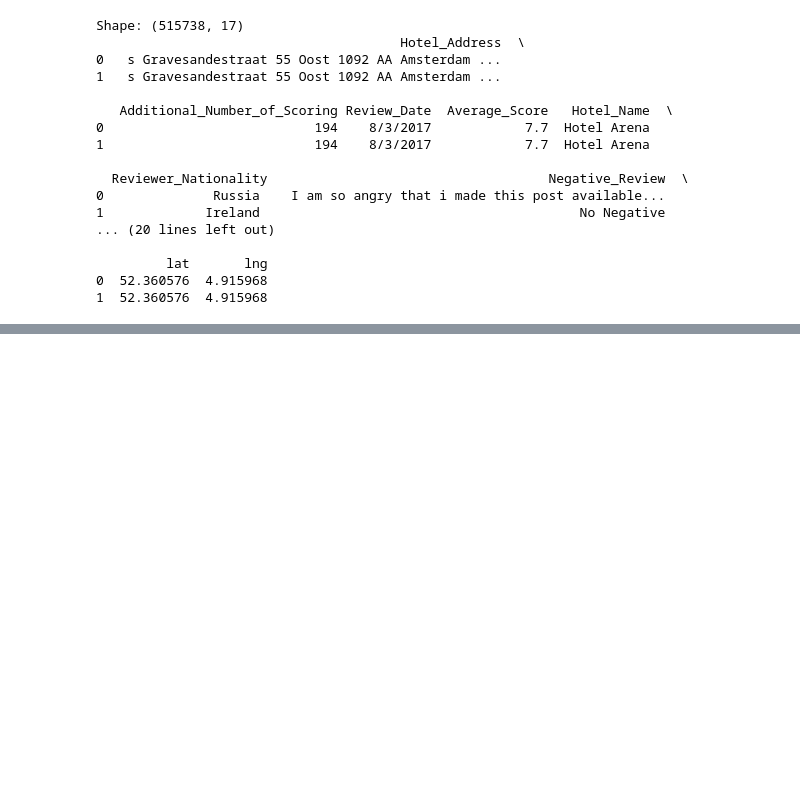
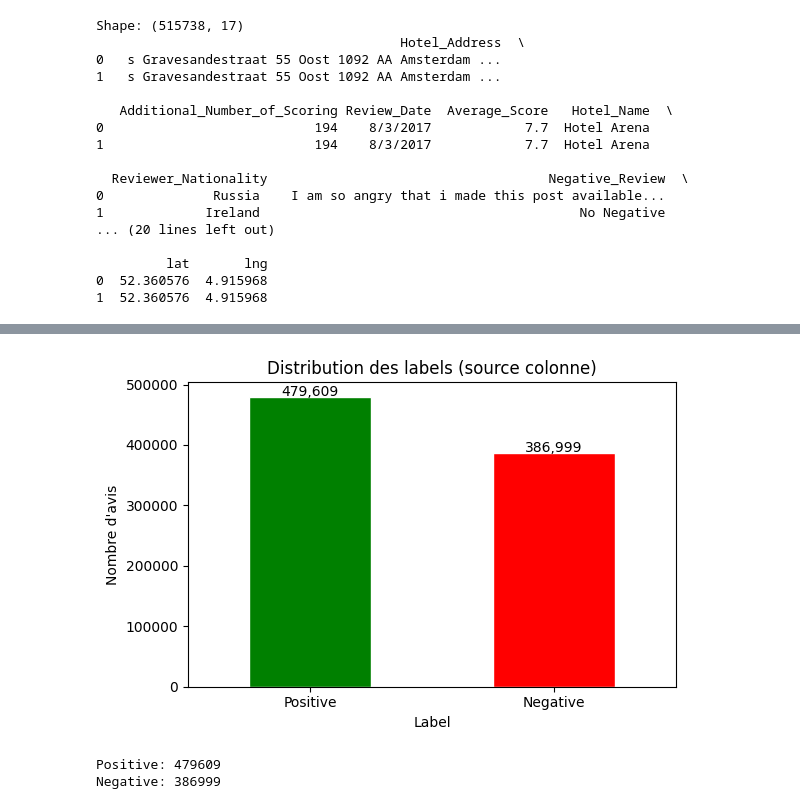
Before and after one commit to Sarahdje/NLP-Project, a Jupyter notebook: notebooks/01_exploration.ipynb, the cells around one changed output, grey strips where cells are left out. Drawn from its saved outputs; the diff is of its cells as text; code cells hidden in the pictures; blank space fills up the shorter version.

```diff
--- a/notebooks/01_exploration.ipynb
+++ b/notebooks/01_exploration.ipynb
@@ -78,0 +63,25 @@ Name: count, dtype: int64
+# %%
+# ── 3. CREER LES DEUX GROUPES SELON LA COLONNE SOURCE ───────
+# Label = Negative si le texte vient de Negative_Review
+# Label = Positive si le texte vient de Positive_Review
+# On supprime les valeurs 'No Negative' et 'No Positive'
+
+neg = df[~df['Negative_Review'].str.strip().isin(['No Negative', ''])][['Negative_Review', 'Hotel_Name', 'Average_Score', 'Reviewer_Score']].copy()
+neg.rename(columns={'Negative_Review': 'review_text'}, inplace=True)
+neg['label'] = 'Negative'
+
+pos = df[~df['Positive_Review'].str.strip().isin(['No Positive', ''])][['Positive_Review', 'Hotel_Name', 'Average_Score', 'Reviewer_Score']].copy()
+pos.rename(columns={'Positive_Review': 'review_text'}, inplace=True)
+pos['label'] = 'Positive'
+
+# Combiner les deux en gardant l'ordre original (neg puis pos par ligne)
+neg['_idx'] = neg.index
+pos['_idx'] = pos.index
+df_combined = pd.concat([neg, pos], ignore_index=True)
+df_combined = df_combined.sort_values('_idx').drop(columns='_idx').reset_index(drop=True)
+
+print('Shape apres separation:', df_combined.shape)
+print('\nDistribution des labels:')
+print(df_combined['label'].value_counts())
+print('\nExemple:')
+print(df_combined[['review_text', 'label']].head(4))
@@ -78,0 +103,21 @@ Name: count, dtype: int64
+# %%
+# ── 4. VISUALISATION — Distribution des labels ───────────────
+plt.figure(figsize=(6, 4))
+counts = df_combined['label'].value_counts()
+colors = ['green', 'red']
+counts.plot(kind='bar', color=colors, edgecolor='white')
+plt.title('Distribution des labels (source colonne)')
+plt.xlabel('Label')
+plt.ylabel('Nombre d\'avis')
+plt.xticks(rotation=0)
+for i, v in enumerate(counts):
+    plt.text(i, v + 2000, f'{v:,}', ha='center', fontsize=10)
+plt.tight_layout()
+plt.savefig('../results/visualizations/sentiment_distribution.png')
+plt.show()
+print('Positive:', counts.get('Positive', 0))
+print('Negative:', counts.get('Negative', 0))
+# %% [output]
+[figure, added]
+Positive: 479609
+Negative: 386999
```
Also changed, not shown: parts of 10 cells of this notebook, 33 other files.
